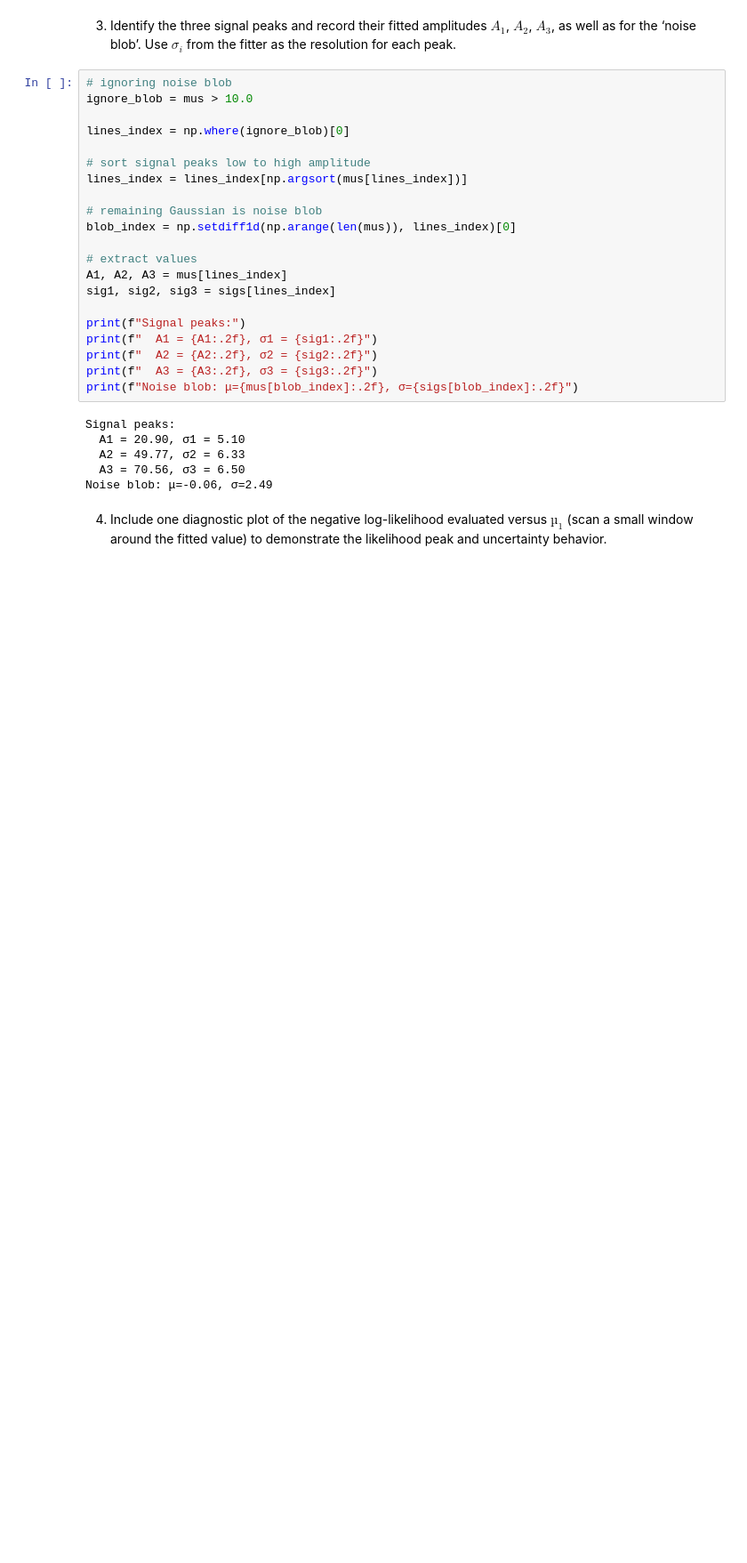
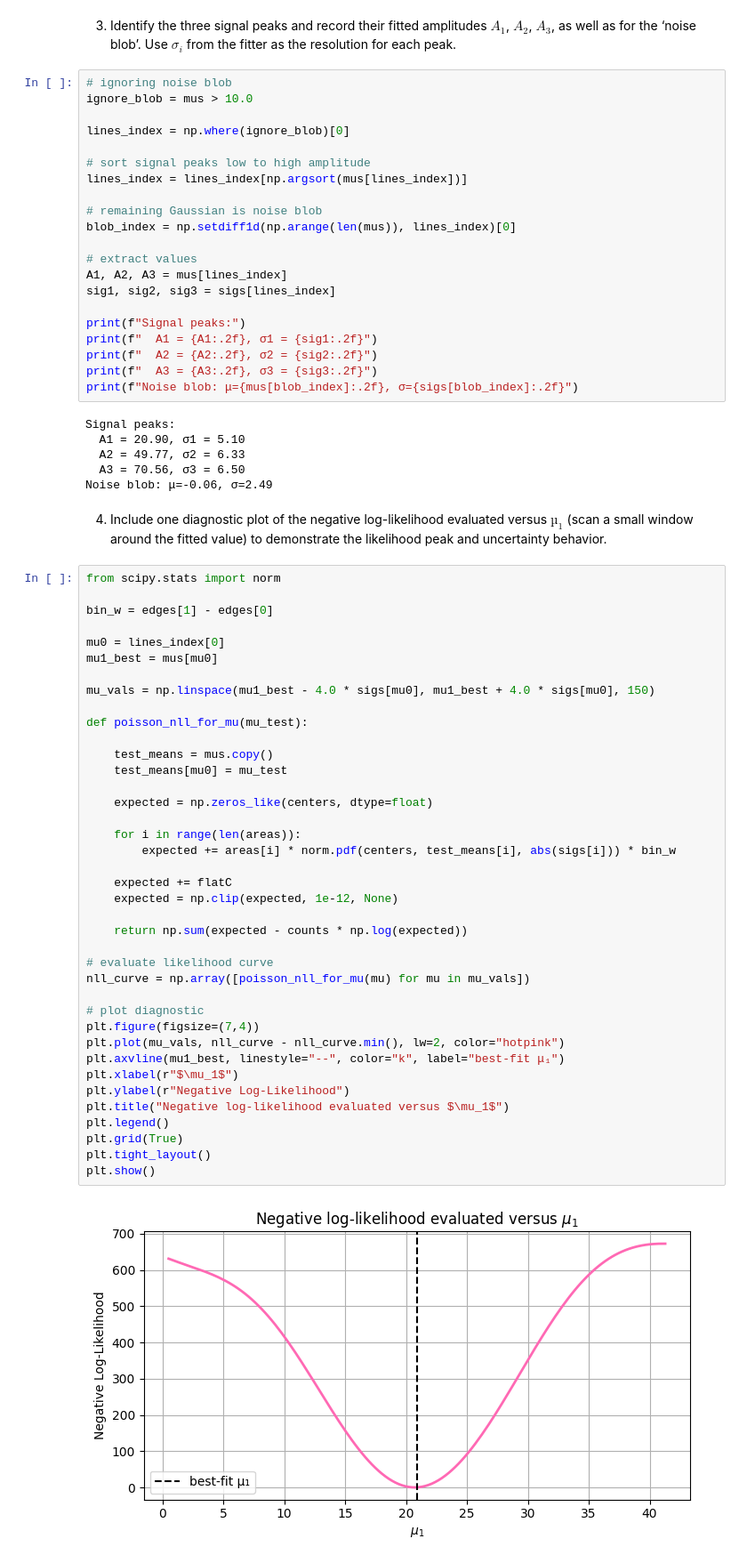
Before and after one commit to lsdun/phys657_spring_2026_Lauren_Abeera, a Jupyter notebook: Module3_Code.ipynb, the cells around one changed output. Shown at 89% size. Drawn from its saved outputs; the diff is of its cells as text; blank space fills up the shorter version.

```diff
--- a/Module3_Code.ipynb
+++ b/Module3_Code.ipynb
@@ -320,3 +320,44 @@ Signal peaks:
 Noise blob: μ=-0.06, σ=2.49
 # %% [markdown]
 4. Include one diagnostic plot of the negative log-likelihood evaluated versus $µ_1$ (scan a small window around the fitted value) to demonstrate the likelihood peak and uncertainty behavior.
+# %%
+from scipy.stats import norm
+
+bin_w = edges[1] - edges[0]
+
+mu0 = lines_index[0]
+mu1_best = mus[mu0]
+
+mu_vals = np.linspace(mu1_best - 4.0 * sigs[mu0], mu1_best + 4.0 * sigs[mu0], 150)
+
+def poisson_nll_for_mu(mu_test):
+
+    test_means = mus.copy()
+    test_means[mu0] = mu_test
+
+    expected = np.zeros_like(centers, dtype=float)
+
+    for i in range(len(areas)):
+        expected += areas[i] * norm.pdf(centers, test_means[i], abs(sigs[i])) * bin_w
+
+    expected += flatC
+    expected = np.clip(expected, 1e-12, None)
+
+    return np.sum(expected - counts * np.log(expected))
+
+# evaluate likelihood curve
+nll_curve = np.array([poisson_nll_for_mu(mu) for mu in mu_vals])
+
+# plot diagnostic
+plt.figure(figsize=(7,4))
+plt.plot(mu_vals, nll_curve - nll_curve.min(), lw=2, color="hotpink")
+plt.axvline(mu1_best, linestyle="--", color="k", label="best-fit μ₁")
+plt.xlabel(r"$\mu_1$")
+plt.ylabel(r"Negative Log-Likelihood")
+plt.title("Negative log-likelihood evaluated versus $\mu_1$")
+plt.legend()
+plt.grid(True)
+plt.tight_layout()
+plt.show()
+# %% [output]
+[figure, added]
```
